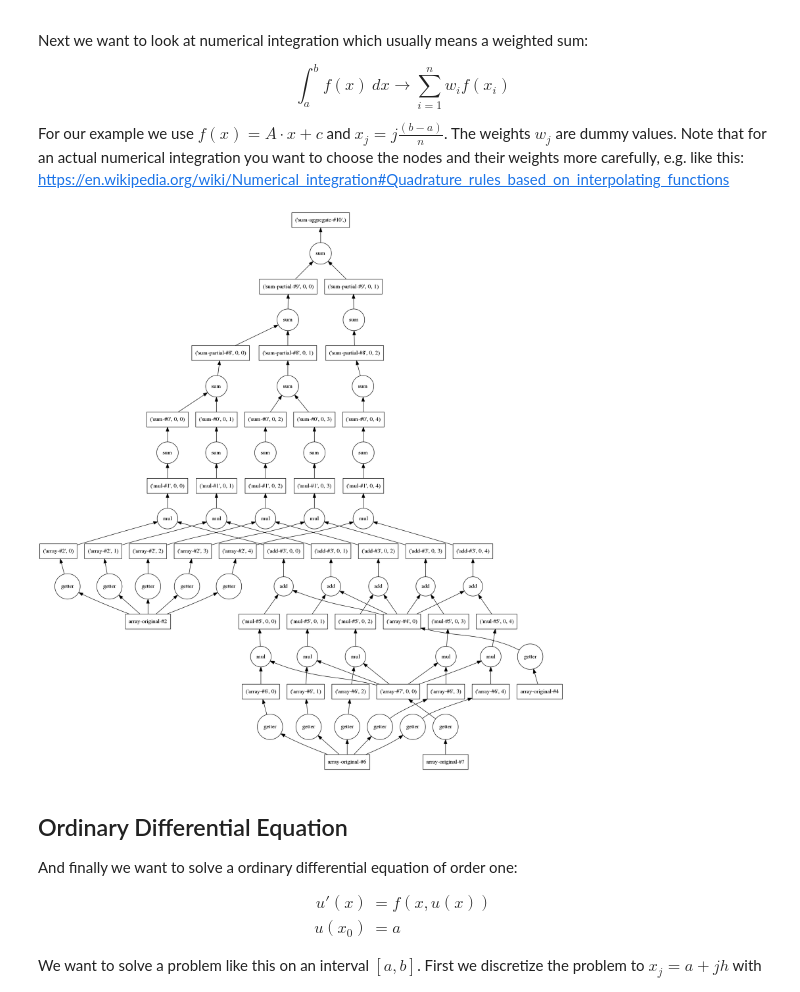
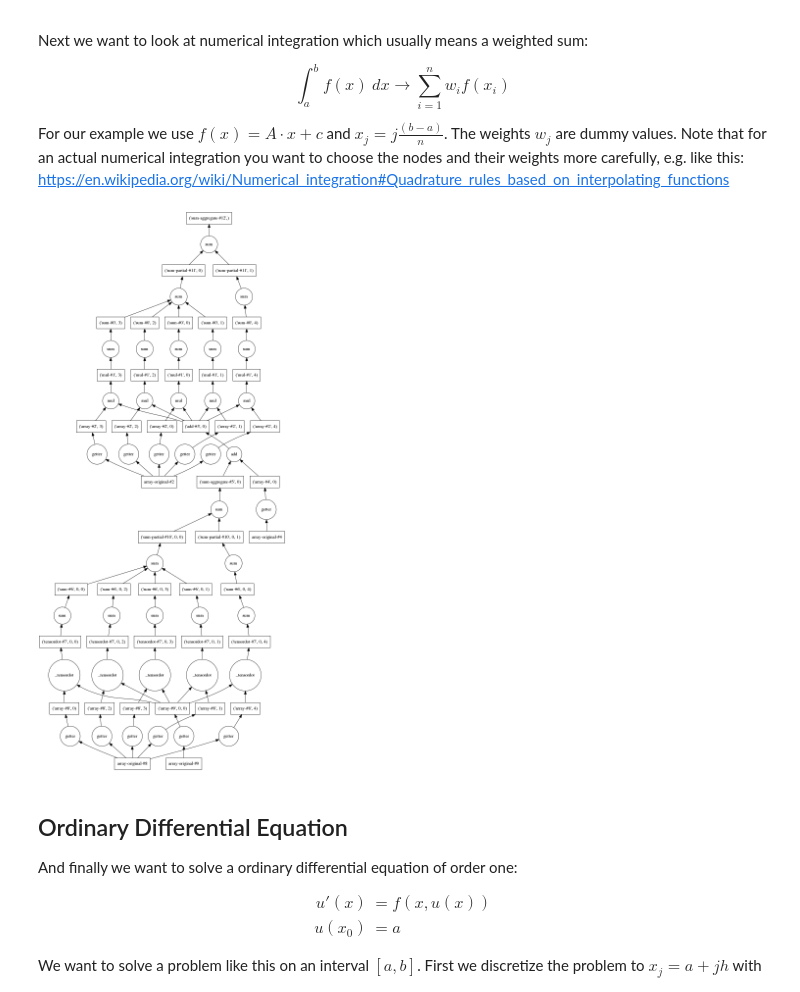
Before and after one commit to nicolasholland/VariousProjects, a Jupyter notebook: notebooks/Math with Numpy & Dask.ipynb, the cells around one changed output. Saved outputs shown, nothing was run; the diff lists cells and outputs as text; code cells hidden in the pictures.

```diff
--- a/notebooks/Math with Numpy & Dask.ipynb
+++ b/notebooks/Math with Numpy & Dask.ipynb
@@ -41,25 +41,25 @@ For our example we use $f(x) = A\cdot x + c$ and $x_j = j\frac{(b-a)}{n}$. The w
 # %%
 n = 10
 a, b = 0, 1
 
 x_ = np.arange(a, b, (b-a)/n)
 x = da.from_array(x_, chunks=(2))
 
 A_ = np.random.random((1, 1))
 A = da.from_array(A_, chunks=(2))
 
 c_ = np.random.random(1)
 c = da.from_array(c_, chunks=(2))
 
-f_ = lambda x: x * A + c
+f_ = lambda x: A @ x + c
 
 w_ = np.random.random(n)
 w = da.from_array(w_, chunks=(2))
 
 g = (w * (f_(x))).sum()
 dot_graph(g.dask)
 # %% [output]
-[figure, old version]
+[figure, new version]
 # %% [markdown]
 ## Ordinary Differential Equation
 
```
Also changed, not shown: parts of 1 cell of this notebook.
